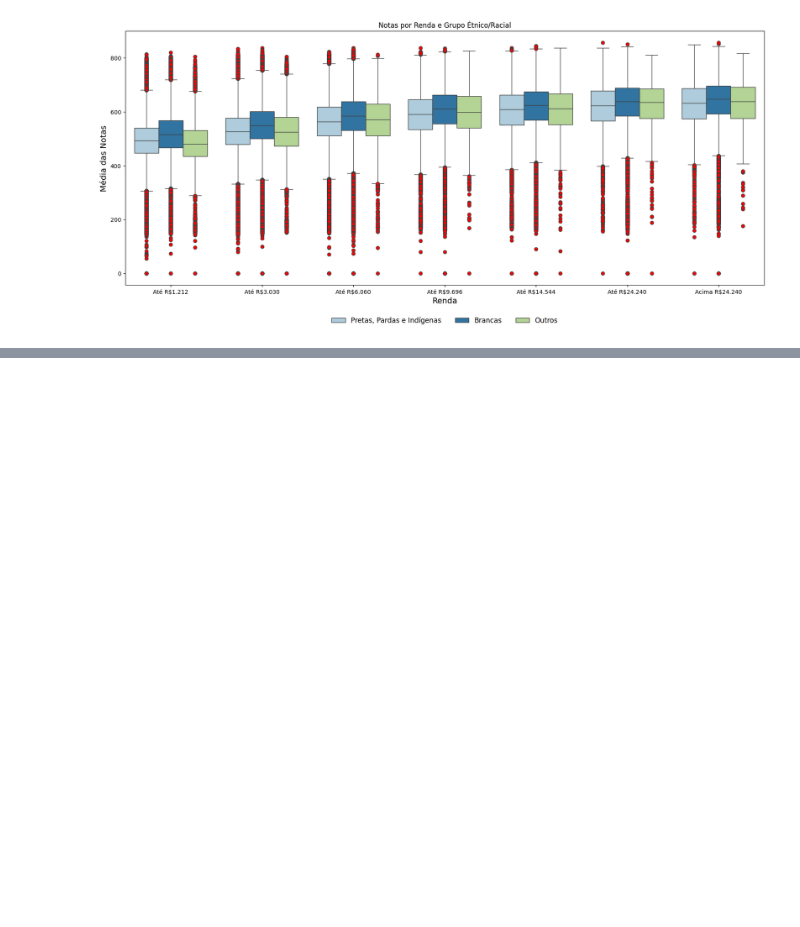
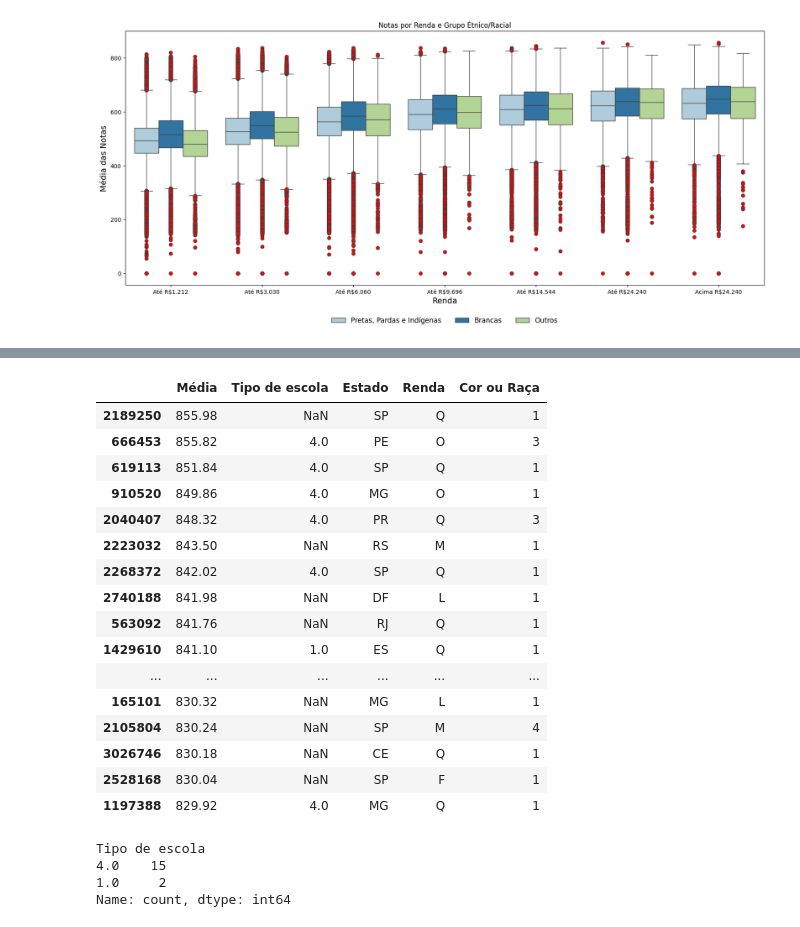
Before and after one commit to Grupo-B-Turma-2-Ada-VemSerTech/Projeto_Mod04_Ada_VemSerTech, a Jupyter notebook: Projeto.ipynb, the cells around one changed output, grey strips where cells are left out. Drawn from its saved outputs; the diff is of its cells as text; code cells hidden in the pictures; blank space fills up the shorter version.

Commit message:
análise das maiores médias

```diff
--- a/Projeto.ipynb
+++ b/Projeto.ipynb
@@ -769,0 +772,5 @@ plt.show()
+# %%
+df_medias = pd.DataFrame({'Média': media_notas, 'Tipo de escola': df_enem['TP_DEPENDENCIA_ADM_ESC'], 'Estado': df_enem['SG_UF_PROVA'],
+                          'Renda': df_enem['Q006'],
+                            'Cor ou Raça': df_enem['TP_COR_RACA']})
+df_medias
@@ -769,0 +791,3 @@ plt.show()
+# %%
+medias_ordenadas = df_medias.sort_values(['Média'], ascending=False)
+medias_ordenadas
@@ -769,0 +808,29 @@ plt.show()
+# %%
+maiores_medias = medias_ordenadas.head(50)
+maiores_medias
+# %% [output]
+|  | Média | Tipo de escola | Estado | Renda | Cor ou Raça |
+| 2189250 | 855.98 | NaN | SP | Q | 1 |
+| 666453 | 855.82 | 4.0 | PE | O | 3 |
+| 619113 | 851.84 | 4.0 | SP | Q | 1 |
+| 910520 | 849.86 | 4.0 | MG | O | 1 |
+| 2040407 | 848.32 | 4.0 | PR | Q | 3 |
+| 2223032 | 843.50 | NaN | RS | M | 1 |
+| 2268372 | 842.02 | 4.0 | SP | Q | 1 |
+| 2740188 | 841.98 | NaN | DF | L | 1 |
+| 563092 | 841.76 | NaN | RJ | Q | 1 |
+| 1429610 | 841.10 | 1.0 | ES | Q | 1 |
+| ... | ... | ... | ... | ... | ... |
+| 165101 | 830.32 | NaN | MG | L | 1 |
+| 2105804 | 830.24 | NaN | SP | M | 4 |
+| 3026746 | 830.18 | NaN | CE | Q | 1 |
+| 2528168 | 830.04 | NaN | SP | F | 1 |
+| 1197388 | 829.92 | 4.0 | MG | Q | 1 |
+# %%
+# frequencia de ocorrência de valores únicos
+maiores_medias['Tipo de escola'].value_counts()
+# %% [output]
+Tipo de escola
+4.0    15
+1.0     2
+Name: count, dtype: int64
```
Also changed, not shown: parts of 6 cells of this notebook.
